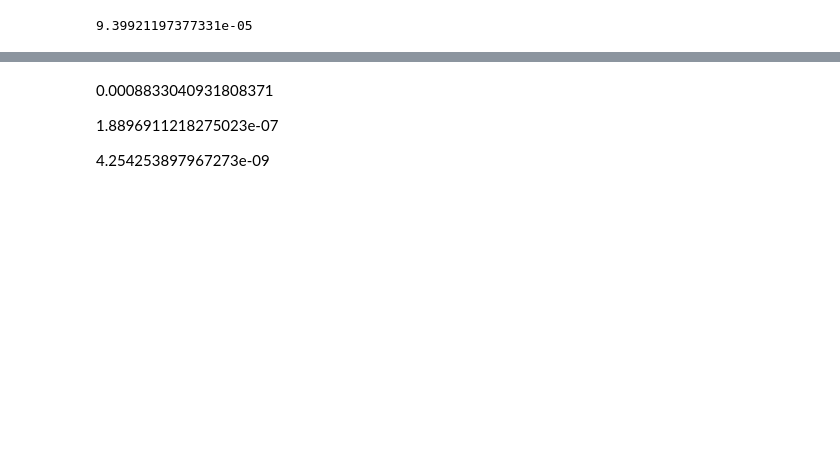
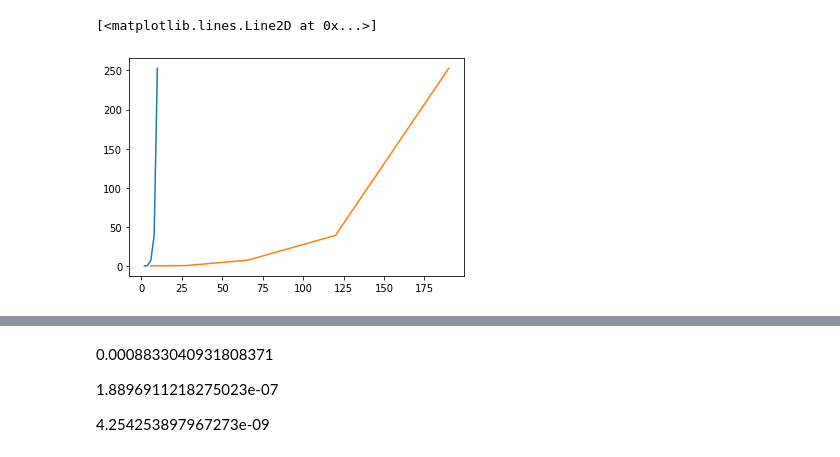
Before and after one commit to kemperlab/cartan-quantum-synthesizer, a Jupyter notebook: examples/laxSolver.ipynb, the cells around one changed output, grey strips where cells are left out. Saved outputs shown, nothing was run; the diff lists cells and outputs as text; code cells hidden in the pictures; blank space fills up the shorter version.

```diff
--- a/examples/laxSolver.ipynb
+++ b/examples/laxSolver.ipynb
@@ -53,3 +119,13 @@ print(params.cartan.k)
+# %%
+plt.plot([2, 4, 6, 8, 10], [params2.timepassed, params4.timepassed,
+         params6.timepassed, params8.timepassed, params10.timepassed], color='b',label='Lax')
+plt.plot([2, 4, 6, 8, 10], [params2old.timepassed, params2old.timepassed,
+         params2old.timepassed, params2old.timepassed, params2old.timepassed], color='g', label='old Method')
+plt.plot([params2.flow.shape[0], params4.flow.shape[0], params6.flow.shape[0], params8.flow.shape[0], params10.flow.shape[0]], [params2.timepassed, params4.timepassed,
+         params6.timepassed, params8.timepassed, params10.timepassed])
+# %% [output]
+[<matplotlib.lines.Line2D at 0x...>]
+[figure, added]
 # %%
 U = exactU(ham.HCoefs, ham.HTuples, 1)
 # %%
@@ -88,12 +164,10 @@ def PauliSum(coefficients, tuples):
 #params.cartan.k, params.cartan.h)
 KHKval = KHKtypeI(params.kCoefs, params.hCoefs,
                   params.cartan.k, params.cartan.h)
-KHKvalComm = KHK(params.kCoefs, params.hCoefs,
-                  params.cartan.k, params.cartan.h)
-KHKval2 = KHK(params2.kCoefs, params2.hCoefs, params2.cartan.k, params2.cartan.h)
-print(np.linalg.norm(KHKval - KHKval2))# < 1e-5
+#KHKvalComm = KHK(params.kCoefs, params.hCoefs,
+                 #params.cartan.k, params.cartan.h)
+#KHKval2 = KHK(params2.kCoefs, params2.hCoefs, params2.cartan.k, params2.cartan.h)
+#print(np.linalg.norm(KHKval - KHKval2))# < 1e-5
-# %% [output]
-9.39921197377331e-05
 # %%
 print(np.linalg.norm(KHKval - U))
 #print(np.linalg.norm(KHKvalComm - U))
```
Also changed, not shown: parts of 10 cells of this notebook, 4 other files.
